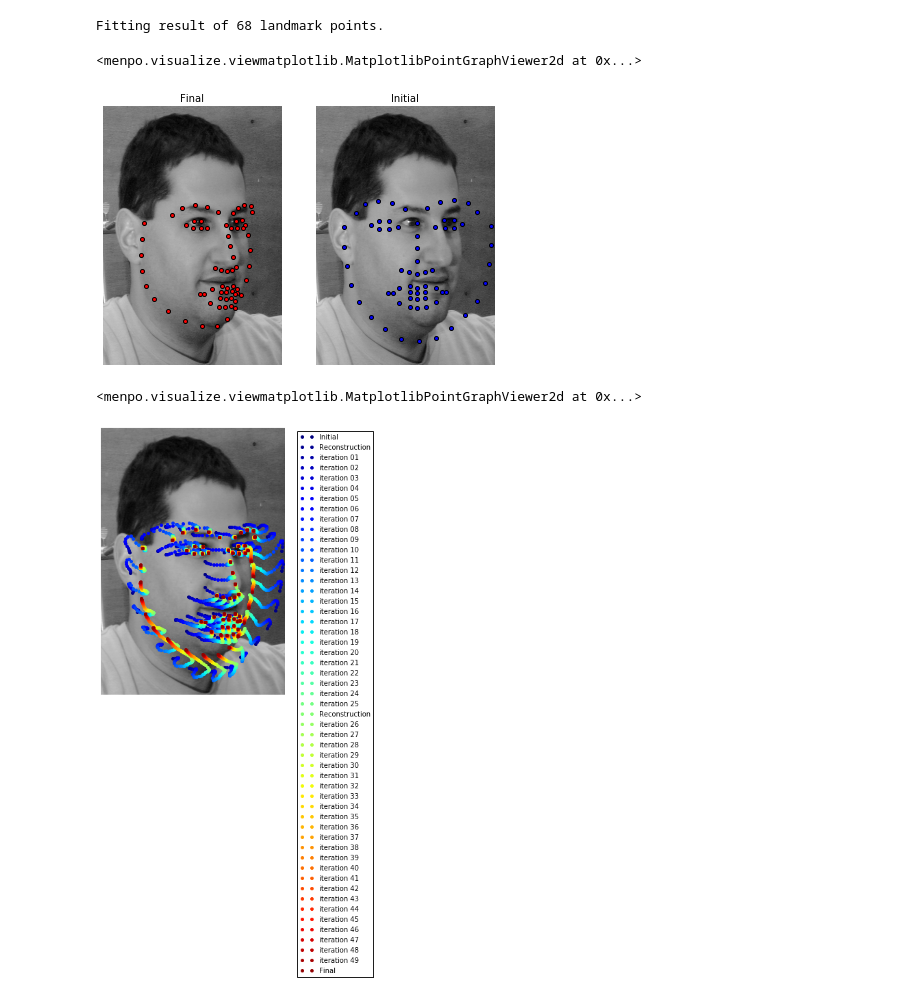
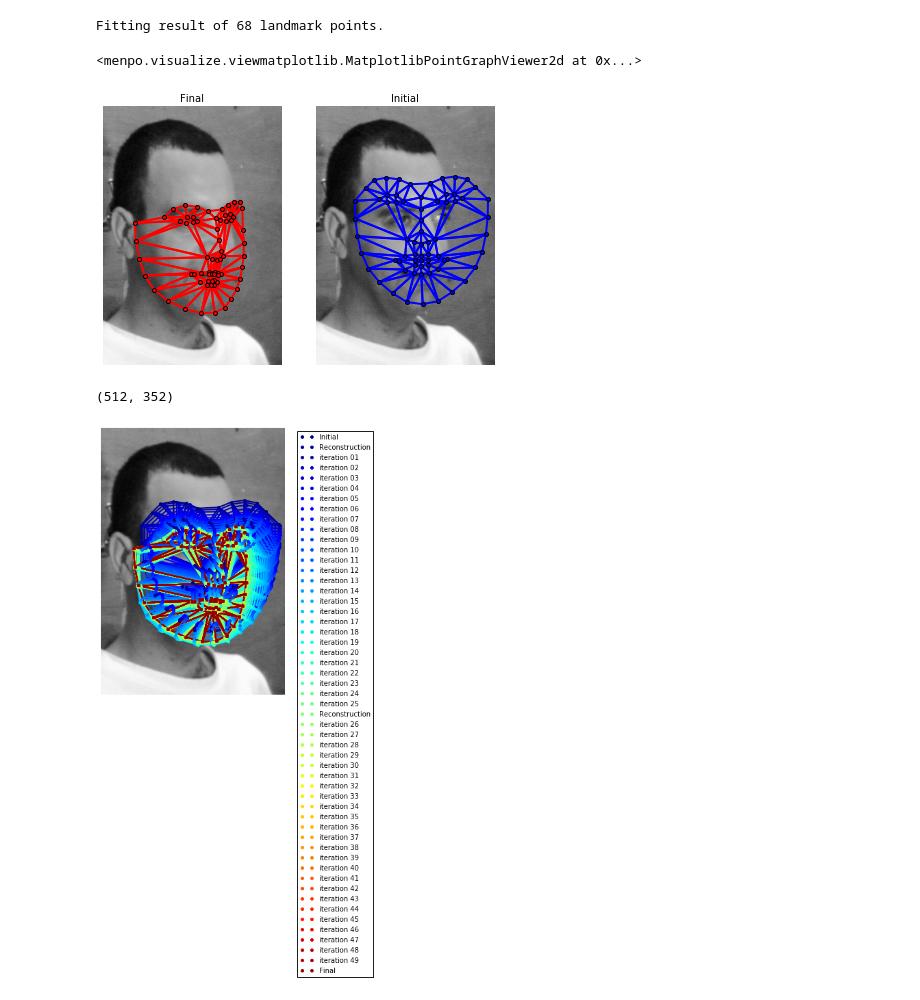
Before and after one commit to rsln-s/tensorfaces, a Jupyter notebook: aam/aam.ipynb, the cells around one changed output. Saved outputs shown, nothing was run; the diff lists cells and outputs as text; code cells hidden in the pictures.

Commit message:
added example of warping a face from weizmann dataset

```diff
--- a/aam/aam.ipynb
+++ b/aam/aam.ipynb
@@ -76,7 +58,7 @@ patch_aam.view_aam_widget()
 # %%
 from menpofit.aam import LucasKanadeAAMFitter, WibergInverseCompositional
 
-fitter = LucasKanadeAAMFitter(patch_aam, lk_algorithm_cls=WibergInverseCompositional,
+fitter = LucasKanadeAAMFitter(aam, lk_algorithm_cls=WibergInverseCompositional,
                               n_shape=[5, 20], n_appearance=[30, 150])
 # %%
 print(fitter)
@@ -168,20 +147,20 @@ result.view_widget()
 #                          render_markers=False, line_width=4);
 # %%
 import matplotlib.pyplot as plt
-# from menpodetect import load_opencv_frontal_face_detector
+from menpodetect import load_dlib_frontal_face_detector
 
 
 # Load and convert to grayscale
-image = mio.import_image('/home/rshaydu/tensorfaces/FaceBase_png/shabtai-vp0-il2-ex2.png')
+image = mio.import_image('/home/rshaydu/tensorfaces/FaceBase_png/amir-vp0-il1-ex2.png')
 image = image.as_greyscale()
 
 # Load detector
-# detect = load_opencv_frontal_face_detector()
+detect = load_dlib_frontal_face_detector()
 
 # # Detect face
-# bboxes = detect(image,min_size=(300, 300))
-# if len(bboxes) > 0:
-#     image.view_landmarks(group='opencv_0', line_colour='red',
-#                          render_markers=False, line_width=4);
-# else:
-#     print("Error: no faces detected")
+bboxes = detect(image)
+if len(bboxes) > 0:
+    image.view_landmarks(group='dlib_0', line_colour='red',
+                         render_markers=False, line_width=4);
+else:
+    print("Error: no faces detected")
@@ -195,11 +176,13 @@ adjacency_matrix = np.array([[0,1,0,0],
                              [0,0,1,0],
                              [0,0,0,1],
                              [1,0,0,0]])
-points = np.array([[150,100],[500,100],[500,300],[150,300]])
+# points = np.array([[150,100],[500,100],[500,300],[150,300]]) # fine for looking right
+points = np.array([[120,75],[450,75],[450,275],[120,275]])
+
 initial_bbox = menpo.shape.PointDirectedGraph(points, adjacency_matrix)
 
 # fit image
-result = fitter.fit_from_bb(image, initial_bbox, max_iters=50)
+result = fitter.fit_from_bb(image, bboxes[0], max_iters=50)
 
 # print result
 print(result)
@@ -209,11 +192,12 @@ Fitting result of 68 landmark points.
 result.view(render_initial_shape=True)
 # %% [output]
 <menpo.visualize.viewmatplotlib.MatplotlibPointGraphViewer2d at 0x...>
-[figure, old version]
+[figure, new version]
 # %%
 result.view_iterations()
+result.image.shape
 # %% [output]
-<menpo.visualize.viewmatplotlib.MatplotlibPointGraphViewer2d at 0x...>
+(512, 352)
-[figure, old version]
+[figure, new version]
 # %%
 # result
```
Also changed, not shown: parts of 14 cells of this notebook.
